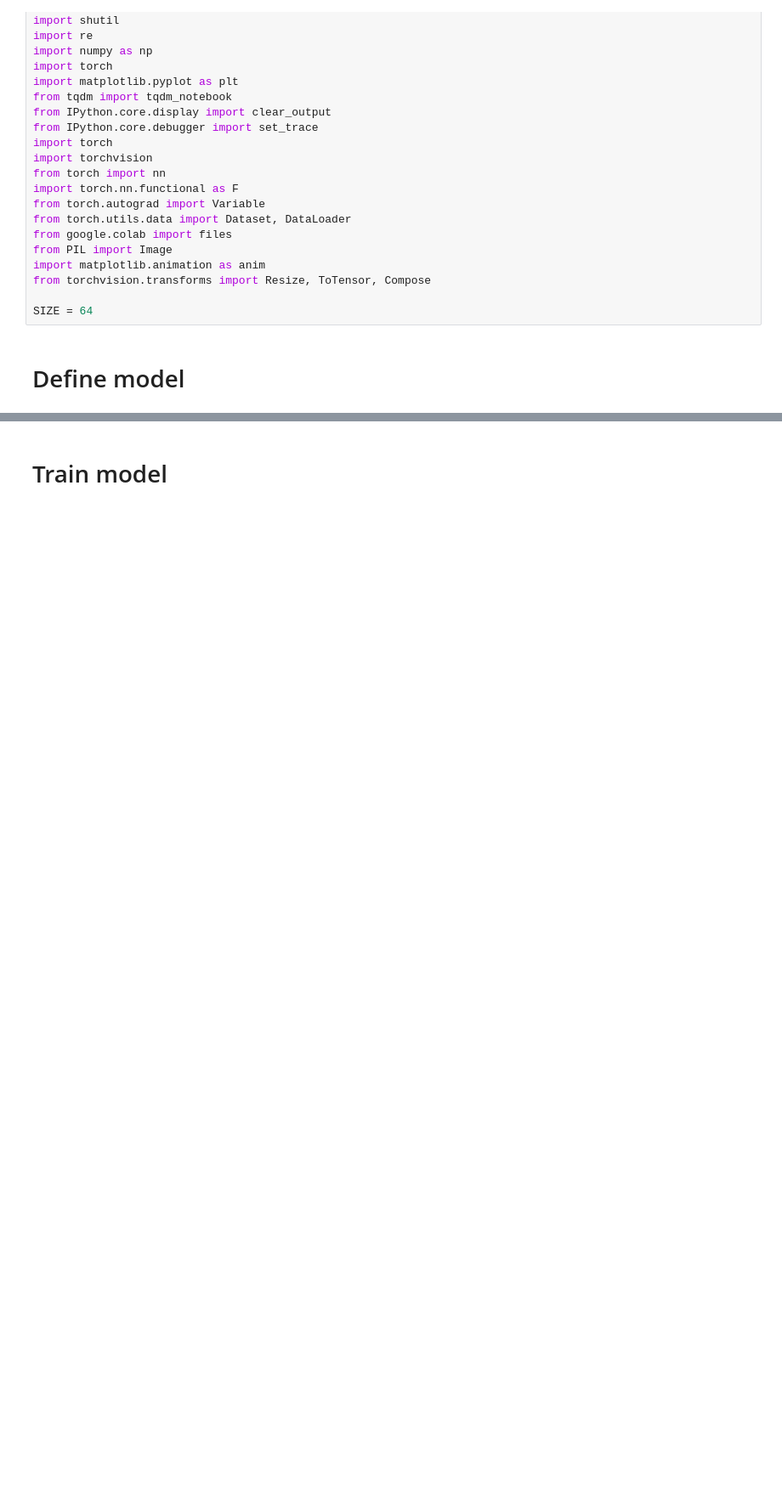
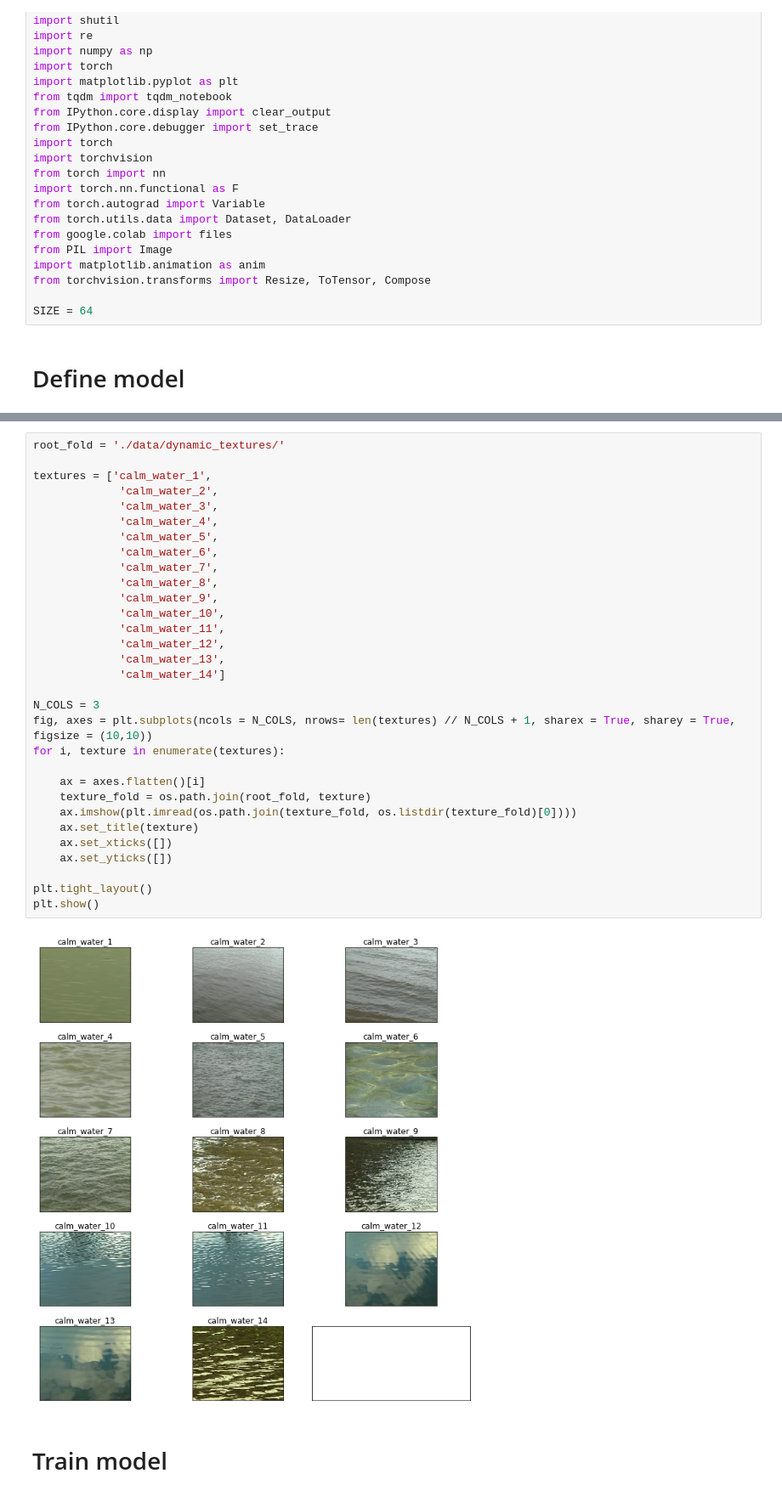
Before and after one commit to blufzzz/Dynamic-Textures-Autoregression, a Jupyter notebook: dynamic_textures_AR.ipynb, the cells around one changed output, grey strips where cells are left out. Shown at 85% size. Cells and saved outputs as stored; diff of their text form; blank space fills up the shorter version.

```diff
--- a/dynamic_textures_AR.ipynb
+++ b/dynamic_textures_AR.ipynb
@@ -299,2 +377,35 @@ def save_model(textures, batch_size, dt, epoch, model_type):
+# %%
+root_fold = './data/dynamic_textures/'
+
+textures = ['calm_water_1',
+             'calm_water_2',
+             'calm_water_3',
+             'calm_water_4',
+             'calm_water_5',
+             'calm_water_6',
+             'calm_water_7',
+             'calm_water_8',
+             'calm_water_9',
+             'calm_water_10',
+             'calm_water_11',
+             'calm_water_12',
+             'calm_water_13',
+             'calm_water_14']
+
+N_COLS = 3
+fig, axes = plt.subplots(ncols = N_COLS, nrows= len(textures) // N_COLS + 1, sharex = True, sharey = True, figsize = (10,10))
+for i, texture in enumerate(textures):
+
+    ax = axes.flatten()[i]
+    texture_fold = os.path.join(root_fold, texture)
+    ax.imshow(plt.imread(os.path.join(texture_fold, os.listdir(texture_fold)[0])))
+    ax.set_title(texture)
+    ax.set_xticks([])
+    ax.set_yticks([])
+
+plt.tight_layout()
+plt.show()
+# %% [output]
+[figure, added]
 # %% [markdown]
 # Train model
```
Also changed, not shown: parts of 22 cells of this notebook.
